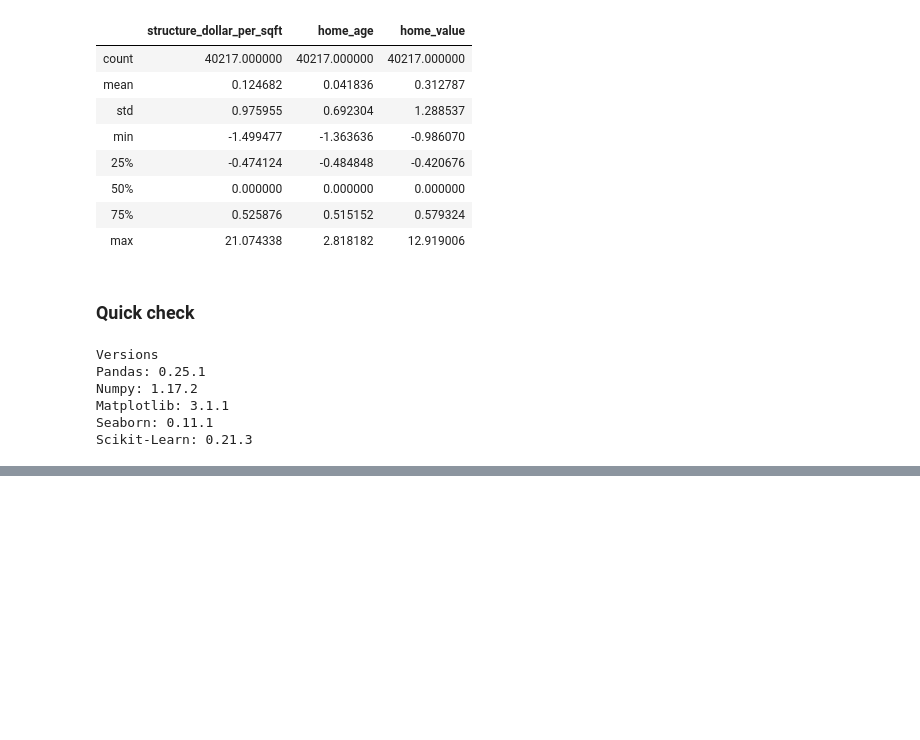
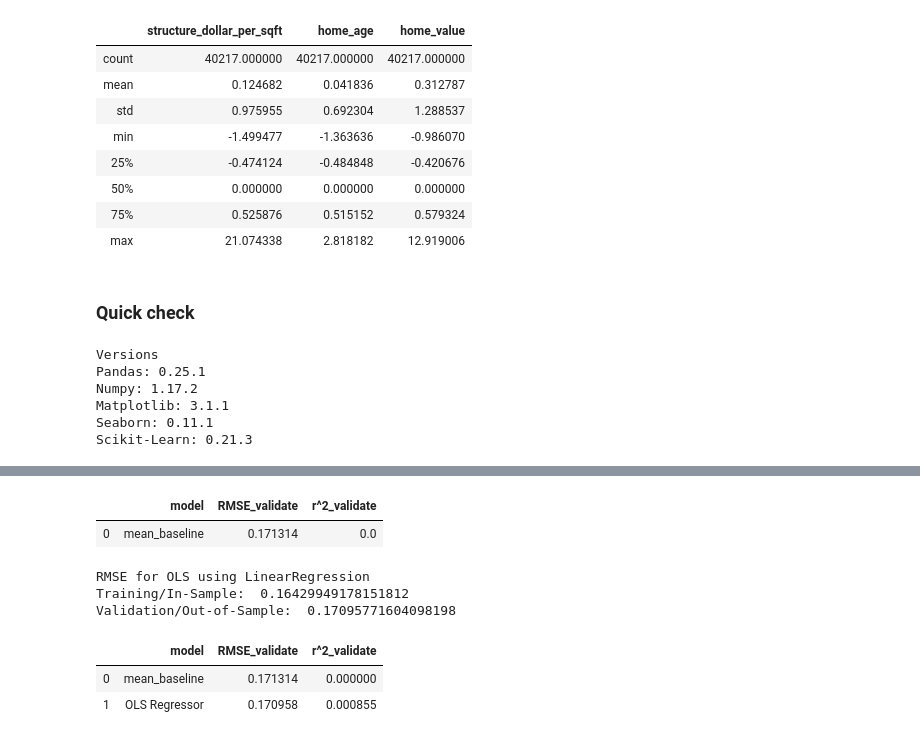
Before and after one commit to SKG-ZillowClusteringProject/zillow_clustering_project, a Jupyter notebook: notebooks/steve.ipynb, the cells around one changed output, grey strips where cells are left out. Cells and saved outputs as stored; diff of their text form; code cells hidden in the pictures; blank space fills up the shorter version.

```diff
--- a/notebooks/steve.ipynb
+++ b/notebooks/steve.ipynb
@@ -467,0 +519,61 @@ Scikit-Learn: 0.21.3
+# %%
+# Following Madeleine's idea, I'm creating a dataframe for comparison of metrics for model selection
+
+from sklearn.metrics import explained_variance_score
+
+metric_df = pd.DataFrame(data=[{
+    'model': 'mean_baseline',
+    'RMSE_validate': rmse_validate,
+    'r^2_validate': explained_variance_score(y_validate.logerror, y_validate.logerror_pred_mean)}])
+
+metric_df
+# %% [output]
+|  | model | RMSE_validate | r^2_validate |
+| 0 | mean_baseline | 0.171314 | 0.0 |
+# %%
+# First model: Linear Regression (OLS)
+
+# make the thing
+
+lm = LinearRegression(normalize=True)
+
+# fit the model to our training data
+#
+# fit the thing
+#
+lm.fit(X_train, y_train.logerror)
+
+# predict train
+#
+# use the thing!
+#
+y_train['logerror_pred_lm'] = lm.predict(X_train)
+
+# evaluate: rmse
+rmse_train = mean_squared_error(y_train.logerror, y_train.logerror_pred_lm) ** .5
+
+# predict validate
+y_validate['logerror_pred_lm'] = lm.predict(X_validate)
+
+# evaluate: rmse
+rmse_validate = mean_squared_error(y_validate.logerror, y_validate.logerror_pred_lm) ** .5
+
+print("RMSE for OLS using LinearRegression\nTraining/In-Sample: ", rmse_train,
+      "\nValidation/Out-of-Sample: ", rmse_validate)
+# %% [output]
+RMSE for OLS using LinearRegression
+Training/In-Sample:  0.16429949178151812
+Validation/Out-of-Sample:  0.17095771604098198
+# %%
+# Add OLS Regressor to my metric dataframe
+
+metric_df = metric_df.append({
+    'model': 'OLS Regressor',
+    'RMSE_validate': rmse_validate,
+    'r^2_validate': explained_variance_score(y_validate.logerror, y_validate.logerror_pred_lm)}, ignore_index=True)
+
+metric_df
+# %% [output]
+|  | model | RMSE_validate | r^2_validate |
+| 0 | mean_baseline | 0.171314 | 0.000000 |
+| 1 | OLS Regressor | 0.170958 | 0.000855 |
```
Also changed, not shown: parts of 12 cells of this notebook.
